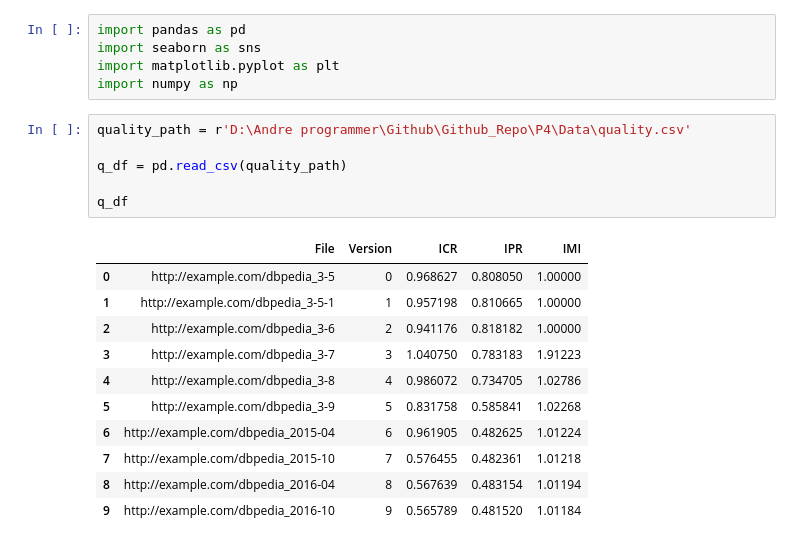
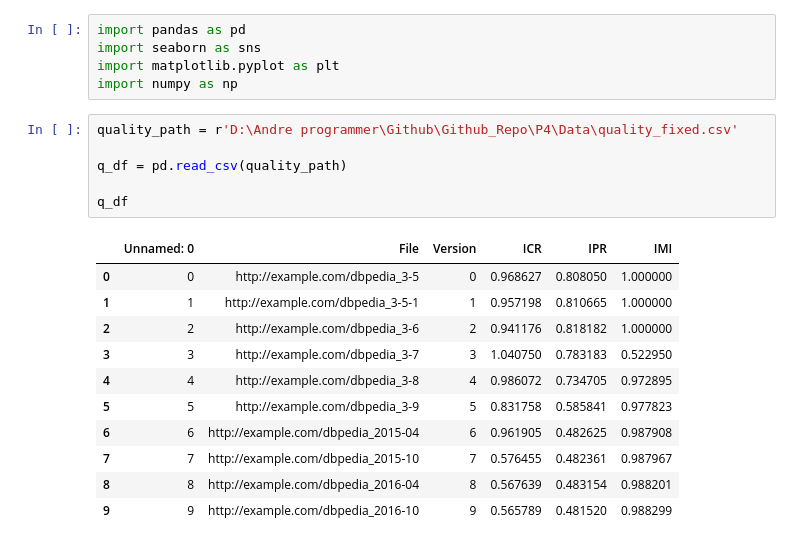
Before and after one commit to EBrandDV/P4, a Jupyter notebook: Daniel/analysis.ipynb, the cells around one changed output. Drawn from its saved outputs; the diff is of its cells as text.

```diff
--- a/Daniel/analysis.ipynb
+++ b/Daniel/analysis.ipynb
@@ -8,23 +11,23 @@ import seaborn as sns
 import matplotlib.pyplot as plt
 import numpy as np
 # %%
-quality_path = r'D:\Andre programmer\Github\Github_Repo\P4\Data\quality.csv'
+quality_path = r'D:\Andre programmer\Github\Github_Repo\P4\Data\quality_fixed.csv'
 
 q_df = pd.read_csv(quality_path)
 
 q_df
 # %% [output]
-|  | File | Version | ICR | IPR | IMI |
-| 0 | http://example.com/dbpedia_3-5 | 0 | 0.968627 | 0.808050 | 1.00000 |
-| 1 | http://example.com/dbpedia_3-5-1 | 1 | 0.957198 | 0.810665 | 1.00000 |
-| 2 | http://example.com/dbpedia_3-6 | 2 | 0.941176 | 0.818182 | 1.00000 |
-| 3 | http://example.com/dbpedia_3-7 | 3 | 1.040750 | 0.783183 | 1.91223 |
-| 4 | http://example.com/dbpedia_3-8 | 4 | 0.986072 | 0.734705 | 1.02786 |
-| 5 | http://example.com/dbpedia_3-9 | 5 | 0.831758 | 0.585841 | 1.02268 |
-| 6 | http://example.com/dbpedia_2015-04 | 6 | 0.961905 | 0.482625 | 1.01224 |
-| 7 | http://example.com/dbpedia_2015-10 | 7 | 0.576455 | 0.482361 | 1.01218 |
-| 8 | http://example.com/dbpedia_2016-04 | 8 | 0.567639 | 0.483154 | 1.01194 |
-| 9 | http://example.com/dbpedia_2016-10 | 9 | 0.565789 | 0.481520 | 1.01184 |
+|  | Unnamed: 0 | File | Version | ICR | IPR | IMI |
+| 0 | 0 | http://example.com/dbpedia_3-5 | 0 | 0.968627 | 0.808050 | 1.000000 |
+| 1 | 1 | http://example.com/dbpedia_3-5-1 | 1 | 0.957198 | 0.810665 | 1.000000 |
+| 2 | 2 | http://example.com/dbpedia_3-6 | 2 | 0.941176 | 0.818182 | 1.000000 |
+| 3 | 3 | http://example.com/dbpedia_3-7 | 3 | 1.040750 | 0.783183 | 0.522950 |
+| 4 | 4 | http://example.com/dbpedia_3-8 | 4 | 0.986072 | 0.734705 | 0.972895 |
+| 5 | 5 | http://example.com/dbpedia_3-9 | 5 | 0.831758 | 0.585841 | 0.977823 |
+| 6 | 6 | http://example.com/dbpedia_2015-04 | 6 | 0.961905 | 0.482625 | 0.987908 |
+| 7 | 7 | http://example.com/dbpedia_2015-10 | 7 | 0.576455 | 0.482361 | 0.987967 |
+| 8 | 8 | http://example.com/dbpedia_2016-04 | 8 | 0.567639 | 0.483154 | 0.988201 |
+| 9 | 9 | http://example.com/dbpedia_2016-10 | 9 | 0.565789 | 0.481520 | 0.988299 |
 # %%
 def qual_plots(df):
     #Plot 1
```
Also changed, not shown: parts of 4 cells of this notebook, 3 other files.
